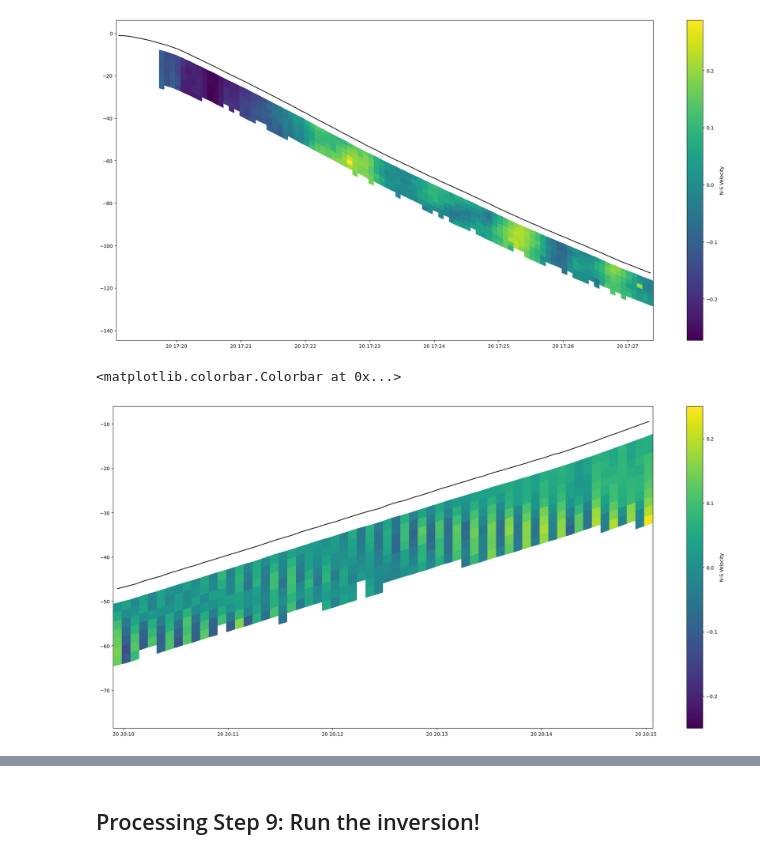
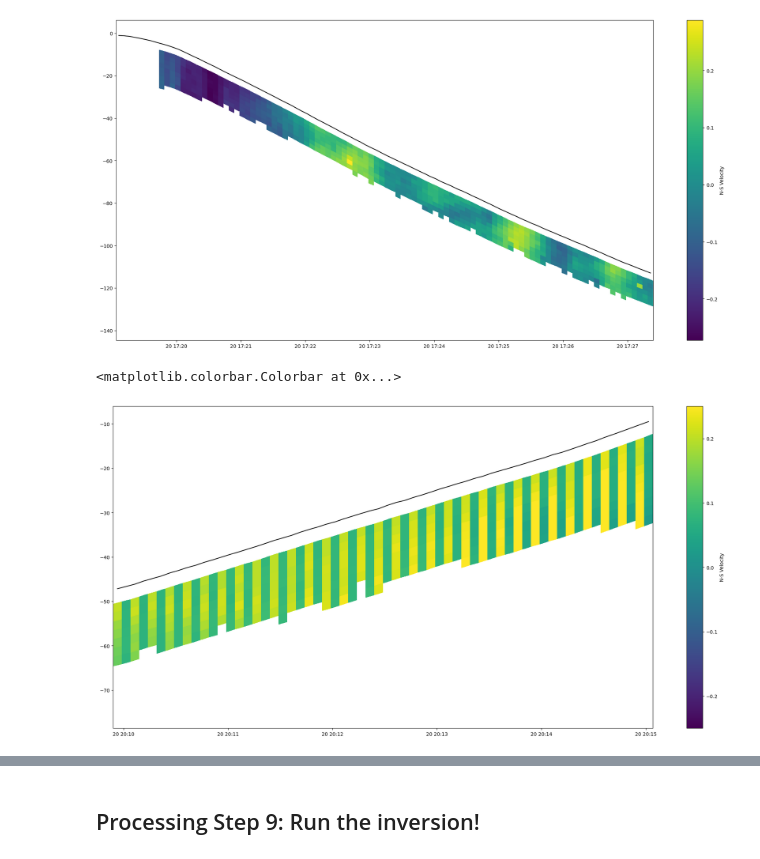
Before and after one commit to JGradone/Slocum-AD2CP, a Jupyter notebook: notebooks/01_Slocum_AD2CP_Testing_and_Data_Exploration.ipynb, the cells around one changed output, grey strips where cells are left out. Drawn from its saved outputs; the diff is of its cells as text; code cells hidden in the pictures.

```diff
--- a/notebooks/01_Slocum_AD2CP_Testing_and_Data_Exploration.ipynb
+++ b/notebooks/01_Slocum_AD2CP_Testing_and_Data_Exploration.ipynb
@@ -579,20 +579,20 @@ plt.colorbar(label='N-S Velocity')
 # %%
 [x,y]=np.meshgrid(subset_ad2cp['time'],subset_ad2cp['VelocityRange'])
 [bdepth,bbins]=np.meshgrid(subset_ad2cp['Depth'],subset_ad2cp['VelocityRange'])
 
 by=bdepth+bbins
 
 start_ind = 2050
 end_ind   = 2400
 
 
 fig = plt.figure(figsize=(25,12))
-plt.pcolormesh(x[:,start_ind:end_ind],-by[:,start_ind:end_ind],subset_ad2cp['VVelocity'][:,start_ind:end_ind],vmin=-0.25,vmax=0.25)
+plt.pcolormesh(x[:,start_ind:end_ind],-by[:,start_ind:end_ind],subset_ad2cp['UVelocity'][:,start_ind:end_ind],vmin=-0.25,vmax=0.25)
 plt.plot(subset_ad2cp['time'][start_ind:end_ind],-subset_ad2cp['Depth'][start_ind:end_ind],'k')
 plt.colorbar(label='N-S Velocity')
 # %% [output]
 <matplotlib.colorbar.Colorbar at 0x...>
-[figure, old version]
+[figure, new version]
 # %%
 
 start_ind = 2050
```
Also changed, not shown: parts of 5 cells of this notebook, 1 other file.
